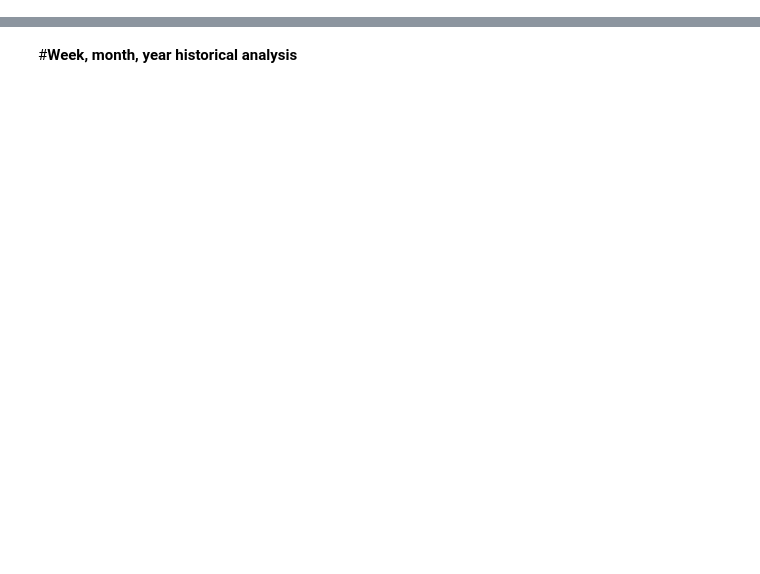
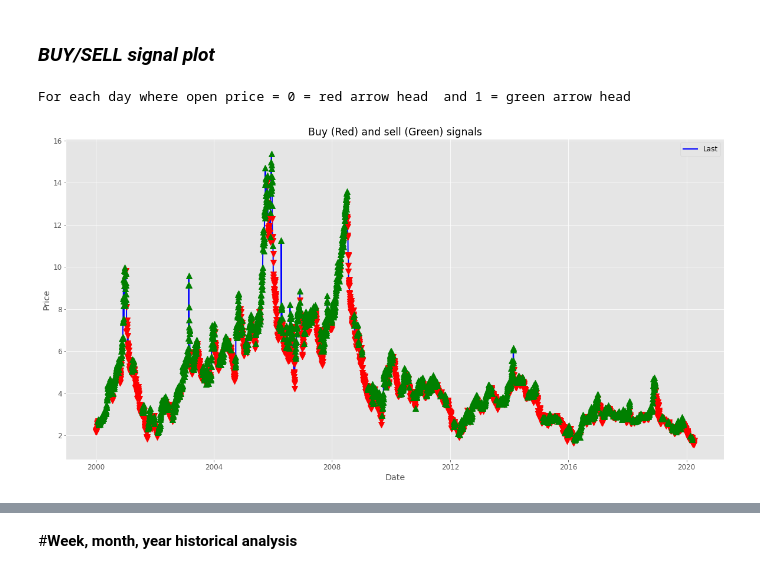
Before and after one commit to saritmaitra/Natural-Gas-Prediction-Model, a Jupyter notebook: Sarit.ipynb, the cells around one changed output, grey strips where cells are left out. Drawn from its saved outputs; the diff is of its cells as text; code cells hidden in the pictures; blank space fills up the shorter version.

```diff
--- a/Sarit.ipynb
+++ b/Sarit.ipynb
@@ -1659,0 +1068,8 @@ print(forecast_pred_1)
+# %%
+width = 3
+shifted = df['Last'].shift(width - 1)
+roll_window = shifted.rolling(window=width)
+df['min'] = roll_window.min()
+df['mean'] = roll_window.mean()
+df['max'] = roll_window.max()
+#df.head()
@@ -1659,0 +1079,8 @@ print(forecast_pred_1)
+# %%
+exp_window = df['Last'].expanding()
+df['min_exp'] = exp_window.min()
+df['mean_exp'] = exp_window.mean()
+df['max_exp'] = exp_window.max()
+#df.head()
+
+#df.fillna(-99999, inplace=True)
@@ -1659,0 +1300,5 @@ print(forecast_pred_1)
+# %%
+# Feature importance
+plt.rcParams['figure.figsize'] = [15, 8]
+plot_importance(xgb_clf1)
+print('\n')
@@ -1659,0 +1367,27 @@ print(forecast_pred_1)
+# %% [markdown]
+### ***BUY/SELL signal plot***
+# %%
+# For each day where open price > 0, we set the signal 1 means sell  and < 0, we set signal 0, to buy
+
+print('\033[4mFor each day where open price = 0 = red arrow head  and 1 = green arrow head \033[0m')
+buys = df.loc[df['next_day_direction'] == 0]
+sells = df.loc[df['next_day_direction'] == 1]
+
+# Plot
+fig = plt.figure(figsize=(20,10))
+plt.plot(df.index, df['Last'], color = 'b', lw=2., label='Last')
+
+# Plot the buy and sell signals on the same plot
+plt.plot(buys.index, df.loc[buys.index]['Last'], 'v', markersize=10, color='r')
+plt.plot(sells.index, df.loc[sells.index]['Last'], '^', markersize=10, color='g')
+plt.ylabel('Price')
+plt.xlabel('Date')
+plt.title('Buy (Red) and sell (Green) signals')
+plt.legend(loc=0)
+
+# Display everything
+plt.show()
+print('\n')
+# %% [output]
+For each day where open price = 0 = red arrow head  and 1 = green arrow head
+[figure, added]
```
Also changed, not shown: parts of 143 cells of this notebook.
